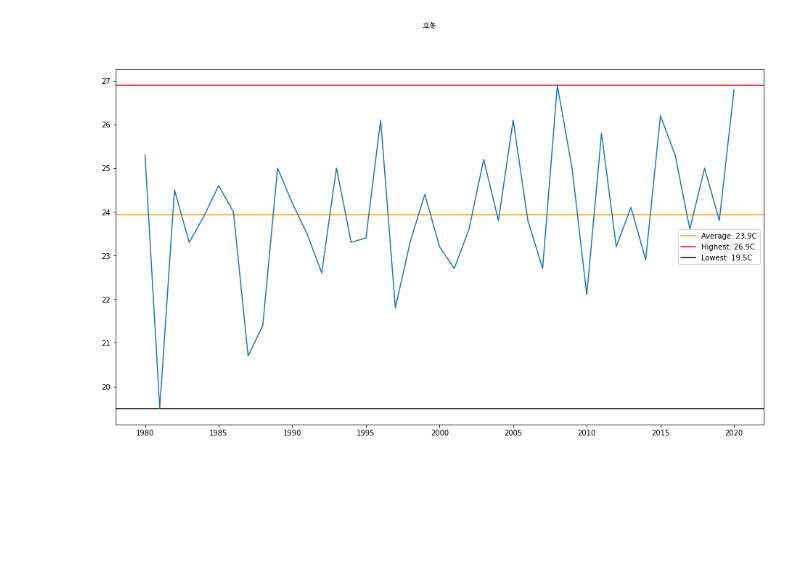
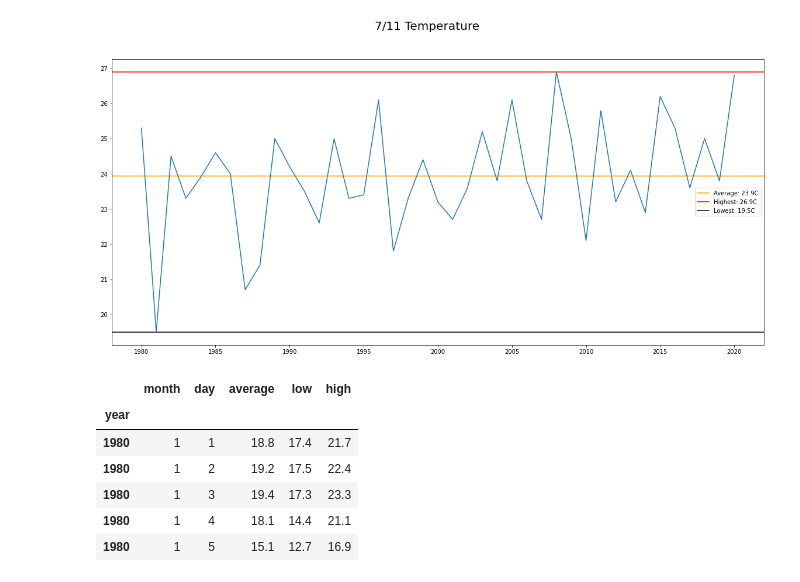
Before and after one commit to ZhangYizhe/PythonForDataAnalysis, a Jupyter notebook: HK_Temperature.ipynb, the cells around one changed output. Drawn from its saved outputs; the diff is of its cells as text; code cells hidden in the pictures; blank space fills up the shorter version.

```diff
--- a/HK_Temperature.ipynb
+++ b/HK_Temperature.ipynb
@@ -70,7 +52,7 @@ def dataProcess(df):
     row = df.loc[(df['month'] == month) & (df['day'] == day)].copy()
     row.reset_index(drop=True, inplace=True)
     row['date'] = row['day'] + '/' + row['month']
-    row = row.drop(columns=['day', 'month', 'low', 'high'])
+    row = row.drop(columns=['day', 'month'])
     frame = frame.append(row)
   frame.set_index('date', inplace=True)
 
@@ -99,18 +81,28 @@ datas = datas.rename(columns=years)
 # %%
 def specialDate(date, title):
   average = datas.loc[date].mean()
   high = datas.loc[date].max()
   min = datas.loc[date].min()
   specialDates = datas.loc[date]
 
-  fig = plt.figure(figsize=(16,9))
+  fig = plt.figure(figsize=(20,9))
   plt.axhline(y=average, color='orange', label='Average: {temperature:.1f}C'.format(temperature=average))
   plt.axhline(y=high, color='red', label='Highest: {temperature:.1f}C'.format(temperature=high))
   plt.axhline(y=min, color='black', label='Lowest: {temperature:.1f}C'.format(temperature=min))
   plt.plot(specialDates.index, specialDates.values)
-  fig.suptitle(title, fontproperties=cnfont)
+  fig.suptitle(title,fontsize=20)
   plt.legend()
 
-specialDate('7/11', '立冬')
+specialDate('7/11', '7/11 Temperature')
 # %% [output]
-[figure, old version]
+[figure, new version]
+# %%
+totalDF.head()
+# %% [output]
+|  | month | day | average | low | high |
+| year |  |  |  |  |  |
+| 1980 | 1 | 1 | 18.8 | 17.4 | 21.7 |
+| 1980 | 1 | 2 | 19.2 | 17.5 | 22.4 |
+| 1980 | 1 | 3 | 19.4 | 17.3 | 23.3 |
+| 1980 | 1 | 4 | 18.1 | 14.4 | 21.1 |
+| 1980 | 1 | 5 | 15.1 | 12.7 | 16.9 |
```
Also changed, not shown: parts of 3 cells of this notebook.
